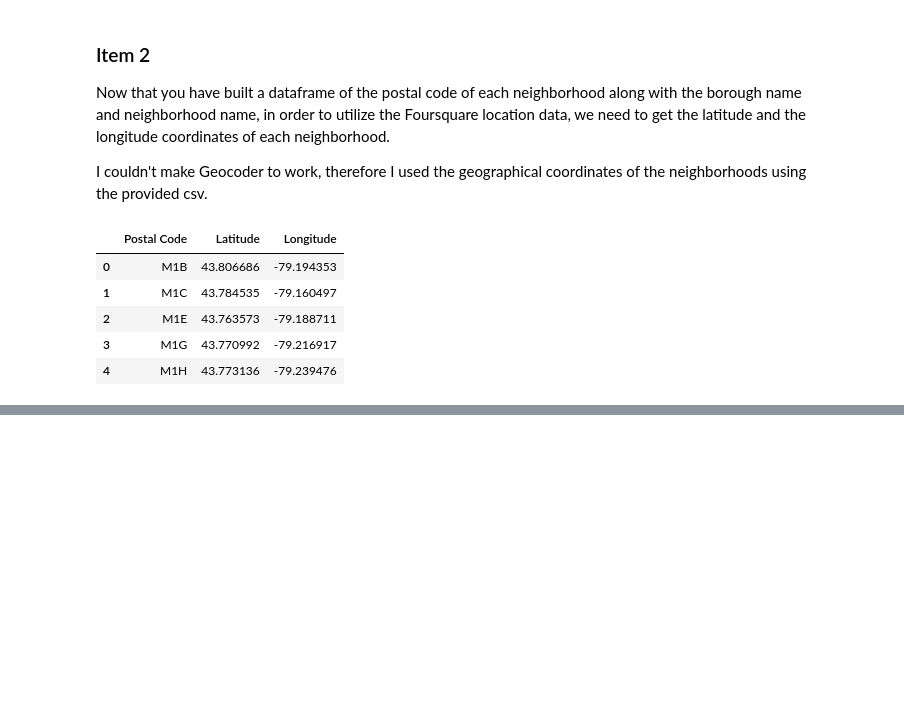
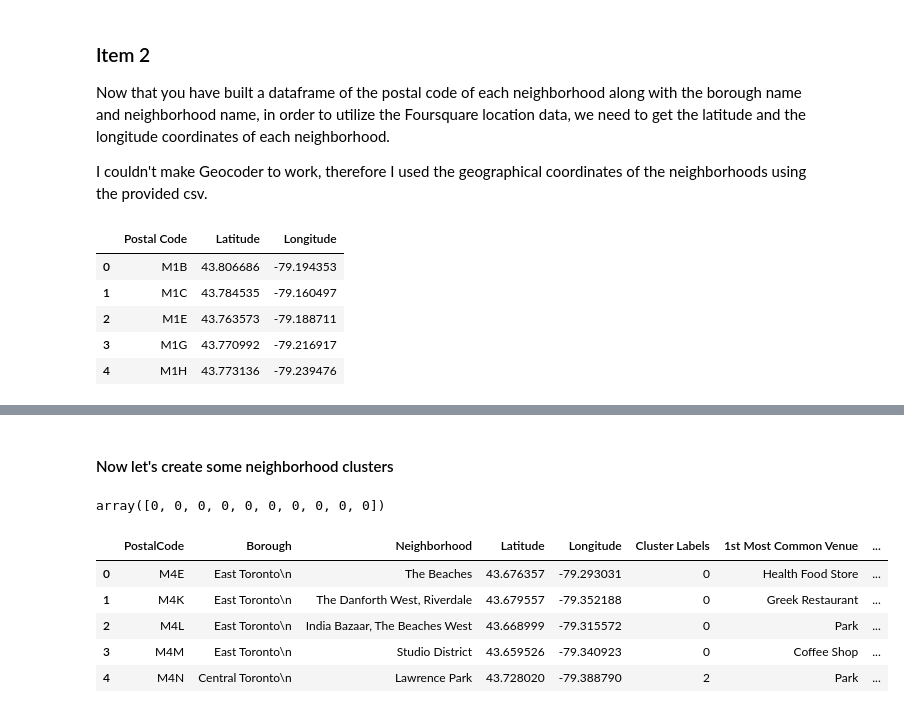
Before and after one commit to msalcedo1/Coursera_Capstone, a Jupyter notebook: Neighborhoods_in_Toronto.ipynb, the cells around one changed output, grey strips where cells are left out. Saved outputs shown, nothing was run; the diff lists cells and outputs as text; code cells hidden in the pictures; blank space fills up the shorter version.

```diff
--- a/Neighborhoods_in_Toronto.ipynb
+++ b/Neighborhoods_in_Toronto.ipynb
@@ -103,0 +189,4 @@ df_toronto.head()
+# %%
+CLIENT_ID = ''
+CLIENT_SECRET = ''
+VERSION = '20180604'
@@ -103,0 +328,17 @@ df_toronto.head()
+# %% [markdown]
+#### Now let's create some neighborhood clusters
+# %%
+# set number of clusters
+toronto_central_grouped = toronto_central_onehot.groupby('Neighborhood').mean().reset_index()
+
+kclusters = 5
+
+toronto_central_grouped_clustering = toronto_central_grouped.drop('Neighborhood', 1)
+
+# run k-means clustering
+kmeans = KMeans(n_clusters=kclusters, random_state=0).fit(toronto_central_grouped_clustering)
+
+# check cluster labels generated for each row in the dataframe
+kmeans.labels_[0:10]
+# %% [output]
+array([0, 0, 0, 0, 0, 0, 0, 0, 0, 0])
@@ -103,0 +369,17 @@ df_toronto.head()
+# %%
+# add clustering labels
+neighborhoods_venues_sorted.insert(0, 'Cluster Labels', kmeans.labels_)
+
+toronto_central_merged = df_toronto_central
+
+# merge toronto_grouped with toronto_data to add latitude/longitude for each neighborhood
+toronto_central_merged = toronto_central_merged.join(neighborhoods_venues_sorted.set_index('Neighborhood'), on='Neighborhood')
+
+toronto_central_merged.head() # check the last columns!
+# %% [output]
+|  | PostalCode | Borough | Neighborhood | Latitude | Longitude | Cluster Labels | 1st Most Common Venue | ... |
+| 0 | M4E | East Toronto\n | The Beaches | 43.676357 | -79.293031 | 0 | Health Food Store | ... |
+| 1 | M4K | East Toronto\n | The Danforth West, Riverdale | 43.679557 | -79.352188 | 0 | Greek Restaurant | ... |
+| 2 | M4L | East Toronto\n | India Bazaar, The Beaches West | 43.668999 | -79.315572 | 0 | Park | ... |
+| 3 | M4M | East Toronto\n | Studio District | 43.659526 | -79.340923 | 0 | Coffee Shop | ... |
+| 4 | M4N | Central Toronto\n | Lawrence Park | 43.728020 | -79.388790 | 2 | Park | ... |
```
Also changed, not shown: parts of 37 cells of this notebook.
